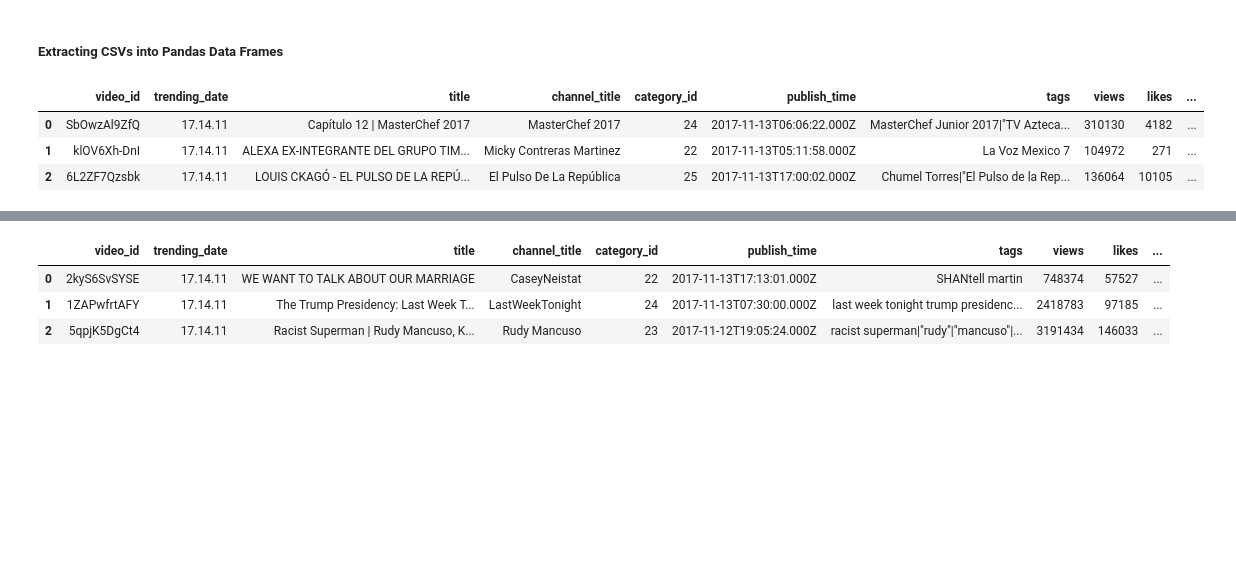
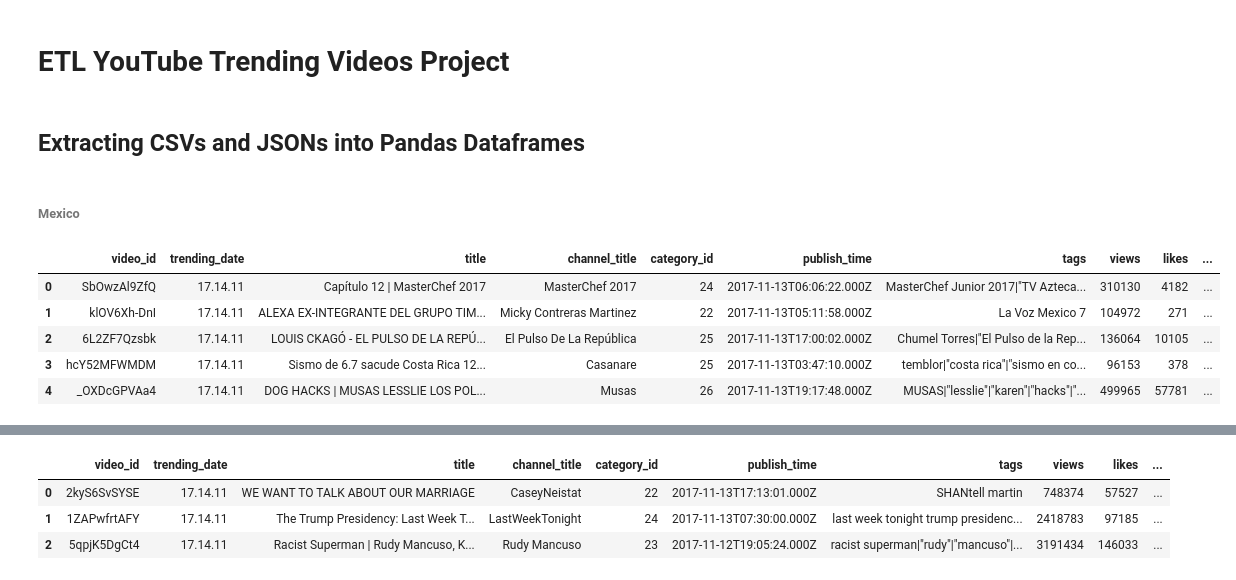
Before and after one commit to Levirdz/elt-project, a Jupyter notebook: ETL_final.ipynb, the cells around one changed output, grey strips where cells are left out. Cells and saved outputs as stored; diff of their text form; code cells hidden in the pictures; blank space fills up the shorter version.

```diff
--- a/ETL_final.ipynb
+++ b/ETL_final.ipynb
@@ -1 +1,3 @@
+# %% [markdown]
+# ETL YouTube Trending Videos Project
 # %%
@@ -3,19 +6,23 @@ import os, json
 import pandas as pd
 from sqlalchemy import create_engine
 # %% [markdown]
-##### Extracting CSVs into Pandas Data Frames
+## Extracting CSVs and JSONs into Pandas Dataframes
+# %% [markdown]
+###### Mexico
 # %%
 # Reading Mexico csv
 mx_file = "Resources/MXvideos.csv"
 mx_df = pd.read_csv(mx_file, encoding = "utf8")
 
 # Adding country name column
-mx_df['country_name'] = 'Mexico'
+mx_df["country_name"] = "Mexico"
 
 # Printing dataframe
-mx_df.head(3)
+mx_df.head()
 # %% [output]
 |  | video_id | trending_date | title | channel_title | category_id | publish_time | tags | views | likes | ... |
 | 0 | SbOwzAl9ZfQ | 17.14.11 | Capítulo 12 | MasterChef 2017 | MasterChef 2017 | 24 | 2017-11-13T06:06:22.000Z | MasterChef Junior 2017|"TV Azteca... | 310130 | 4182 | ... |
 | 1 | klOV6Xh-DnI | 17.14.11 | ALEXA EX-INTEGRANTE DEL GRUPO TIM... | Micky Contreras Martinez | 22 | 2017-11-13T05:11:58.000Z | La Voz Mexico 7 | 104972 | 271 | ... |
 | 2 | 6L2ZF7Qzsbk | 17.14.11 | LOUIS CKAGÓ - EL PULSO DE LA REPÚ... | El Pulso De La República | 25 | 2017-11-13T17:00:02.000Z | Chumel Torres|"El Pulso de la Rep... | 136064 | 10105 | ... |
+| 3 | hcY52MFWMDM | 17.14.11 | Sismo de 6.7 sacude Costa Rica 12... | Casanare | 25 | 2017-11-13T03:47:10.000Z | temblor|"costa rica"|"sismo en co... | 96153 | 378 | ... |
+| 4 | _OXDcGPVAa4 | 17.14.11 | DOG HACKS | MUSAS LESSLIE LOS POL... | Musas | 26 | 2017-11-13T19:17:48.000Z | MUSAS|"lesslie"|"karen"|"hacks"|"... | 499965 | 57781 | ... |
```
Also changed, not shown: parts of 40 cells of this notebook, 2 other files.
